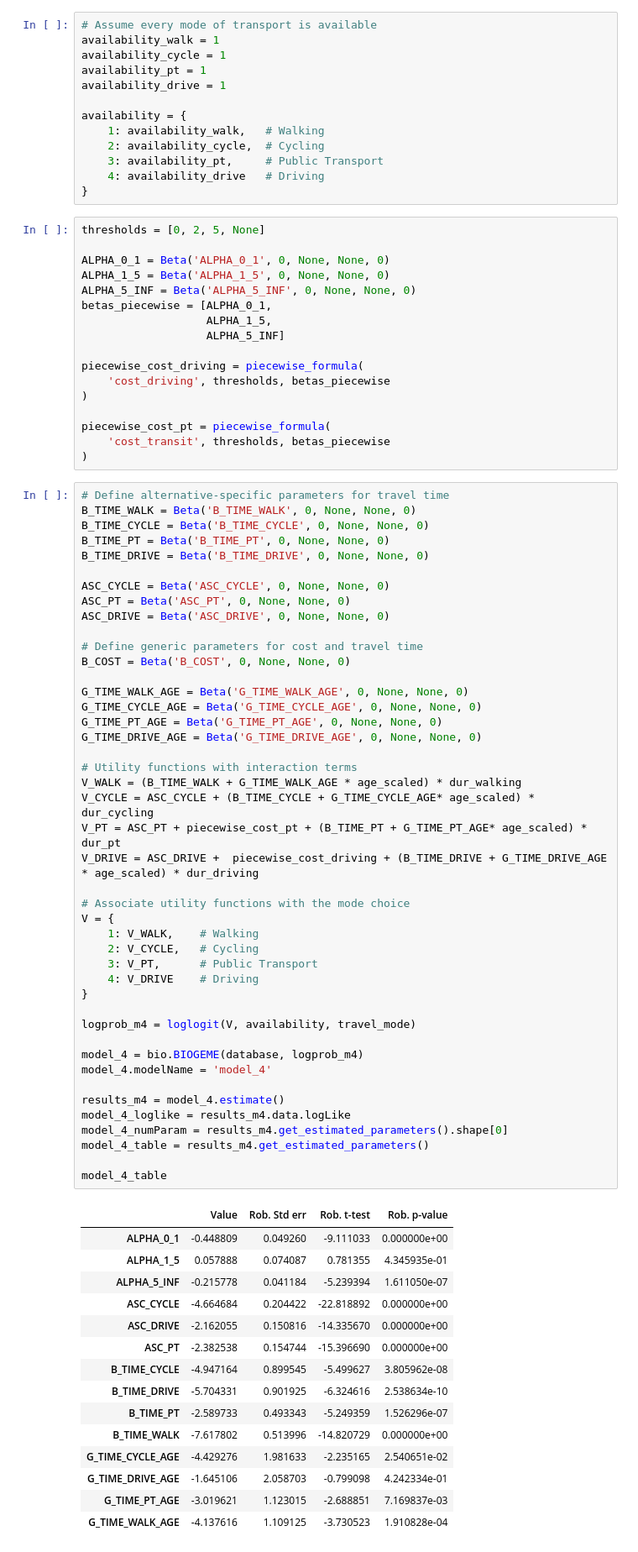
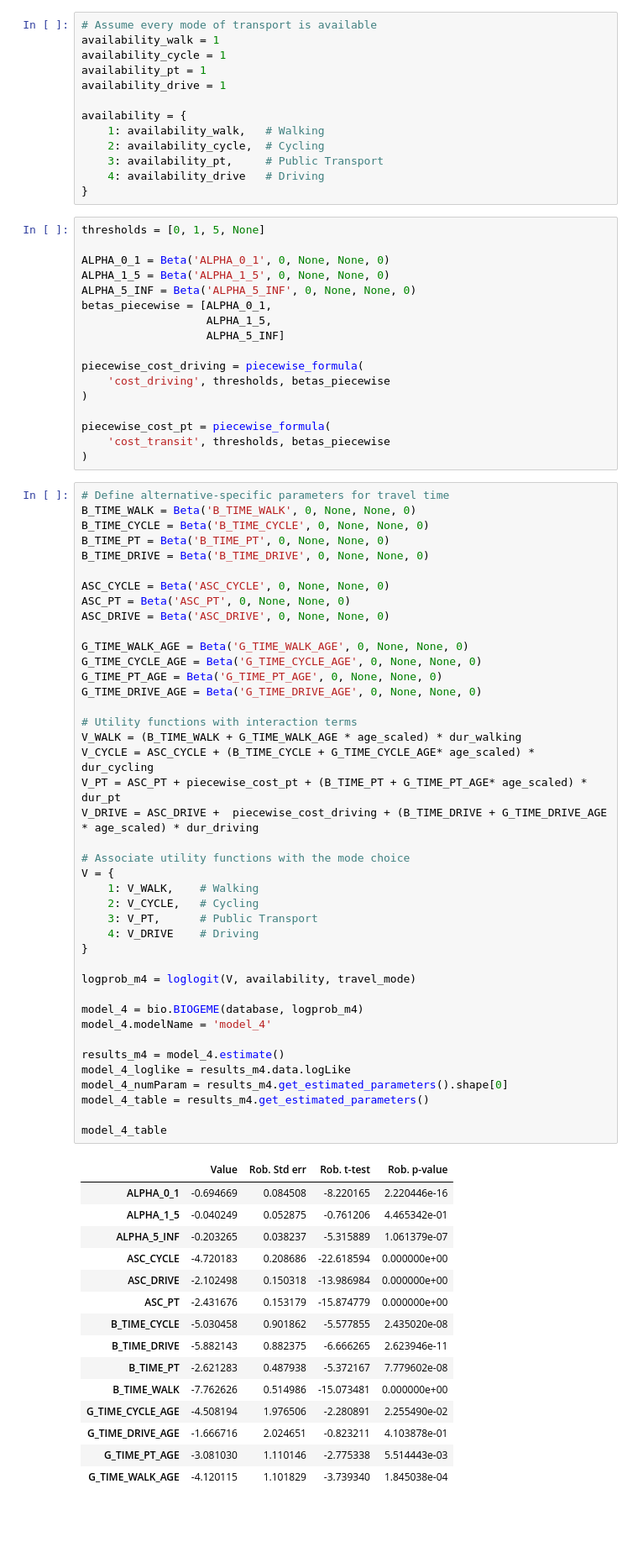
Before and after one commit to jayati-17/Discrete_choice_modelling, a Jupyter notebook: Market Shares/MarketShares.ipynb, the cells around one changed output. Shown at 84% size. Cells and saved outputs as stored; diff of their text form; blank space fills up the shorter version.

```diff
--- a/Market Shares/MarketShares.ipynb
+++ b/Market Shares/MarketShares.ipynb
@@ -124,7 +124,7 @@ availability = {
     4: availability_drive   # Driving
 }
 # %%
-thresholds = [0, 2, 5, None]
+thresholds = [0, 1, 5, None]
 
 ALPHA_0_1 = Beta('ALPHA_0_1', 0, None, None, 0)
 ALPHA_1_5 = Beta('ALPHA_1_5', 0, None, None, 0)
@@ -150,56 +150,53 @@ B_TIME_DRIVE = Beta('B_TIME_DRIVE', 0, None, None, 0)
 ASC_CYCLE = Beta('ASC_CYCLE', 0, None, None, 0)
 ASC_PT = Beta('ASC_PT', 0, None, None, 0)
 ASC_DRIVE = Beta('ASC_DRIVE', 0, None, None, 0)
-
-# Define generic parameters for cost and travel time
-B_COST = Beta('B_COST', 0, None, None, 0)
 
 G_TIME_WALK_AGE = Beta('G_TIME_WALK_AGE', 0, None, None, 0)
 G_TIME_CYCLE_AGE = Beta('G_TIME_CYCLE_AGE', 0, None, None, 0)
 G_TIME_PT_AGE = Beta('G_TIME_PT_AGE', 0, None, None, 0)
 G_TIME_DRIVE_AGE = Beta('G_TIME_DRIVE_AGE', 0, None, None, 0)
 
 # Utility functions with interaction terms
 V_WALK = (B_TIME_WALK + G_TIME_WALK_AGE * age_scaled) * dur_walking
 V_CYCLE = ASC_CYCLE + (B_TIME_CYCLE + G_TIME_CYCLE_AGE* age_scaled) * dur_cycling
 V_PT = ASC_PT + piecewise_cost_pt + (B_TIME_PT + G_TIME_PT_AGE* age_scaled) * dur_pt
 V_DRIVE = ASC_DRIVE +  piecewise_cost_driving + (B_TIME_DRIVE + G_TIME_DRIVE_AGE * age_scaled) * dur_driving
 
 # Associate utility functions with the mode choice
 V = {
     1: V_WALK,    # Walking
     2: V_CYCLE,   # Cycling
     3: V_PT,      # Public Transport
     4: V_DRIVE    # Driving
 }
 
 logprob_m4 = loglogit(V, availability, travel_mode)
 
 model_4 = bio.BIOGEME(database, logprob_m4)
 model_4.modelName = 'model_4'
 
 results_m4 = model_4.estimate()
 model_4_loglike = results_m4.data.logLike
 model_4_numParam = results_m4.get_estimated_parameters().shape[0]
 model_4_table = results_m4.get_estimated_parameters()
 
 model_4_table
 # %% [output]
 |  | Value | Rob. Std err | Rob. t-test | Rob. p-value |
-| ALPHA_0_1 | -0.448809 | 0.049260 | -9.111033 | 0.000000e+00 |
-| ALPHA_1_5 | 0.057888 | 0.074087 | 0.781355 | 4.345935e-01 |
-| ALPHA_5_INF | -0.215778 | 0.041184 | -5.239394 | 1.611050e-07 |
-| ASC_CYCLE | -4.664684 | 0.204422 | -22.818892 | 0.000000e+00 |
-| ASC_DRIVE | -2.162055 | 0.150816 | -14.335670 | 0.000000e+00 |
-| ASC_PT | -2.382538 | 0.154744 | -15.396690 | 0.000000e+00 |
-| B_TIME_CYCLE | -4.947164 | 0.899545 | -5.499627 | 3.805962e-08 |
-| B_TIME_DRIVE | -5.704331 | 0.901925 | -6.324616 | 2.538634e-10 |
-| B_TIME_PT | -2.589733 | 0.493343 | -5.249359 | 1.526296e-07 |
-| B_TIME_WALK | -7.617802 | 0.513996 | -14.820729 | 0.000000e+00 |
-| G_TIME_CYCLE_AGE | -4.429276 | 1.981633 | -2.235165 | 2.540651e-02 |
-| G_TIME_DRIVE_AGE | -1.645106 | 2.058703 | -0.799098 | 4.242334e-01 |
-| G_TIME_PT_AGE | -3.019621 | 1.123015 | -2.688851 | 7.169837e-03 |
-| G_TIME_WALK_AGE | -4.137616 | 1.109125 | -3.730523 | 1.910828e-04 |
+| ALPHA_0_1 | -0.694669 | 0.084508 | -8.220165 | 2.220446e-16 |
+| ALPHA_1_5 | -0.040249 | 0.052875 | -0.761206 | 4.465342e-01 |
+| ALPHA_5_INF | -0.203265 | 0.038237 | -5.315889 | 1.061379e-07 |
+| ASC_CYCLE | -4.720183 | 0.208686 | -22.618594 | 0.000000e+00 |
+| ASC_DRIVE | -2.102498 | 0.150318 | -13.986984 | 0.000000e+00 |
+| ASC_PT | -2.431676 | 0.153179 | -15.874779 | 0.000000e+00 |
+| B_TIME_CYCLE | -5.030458 | 0.901862 | -5.577855 | 2.435020e-08 |
+| B_TIME_DRIVE | -5.882143 | 0.882375 | -6.666265 | 2.623946e-11 |
+| B_TIME_PT | -2.621283 | 0.487938 | -5.372167 | 7.779602e-08 |
+| B_TIME_WALK | -7.762626 | 0.514986 | -15.073481 | 0.000000e+00 |
+| G_TIME_CYCLE_AGE | -4.508194 | 1.976506 | -2.280891 | 2.255490e-02 |
+| G_TIME_DRIVE_AGE | -1.666716 | 2.024651 | -0.823211 | 4.103878e-01 |
+| G_TIME_PT_AGE | -3.081030 | 1.110146 | -2.775338 | 5.514443e-03 |
+| G_TIME_WALK_AGE | -4.120115 | 1.101829 | -3.739340 | 1.845038e-04 |
 # %%
 data_filtered = df
 
```
Also changed, not shown: parts of 2 cells of this notebook, 5 other files.
